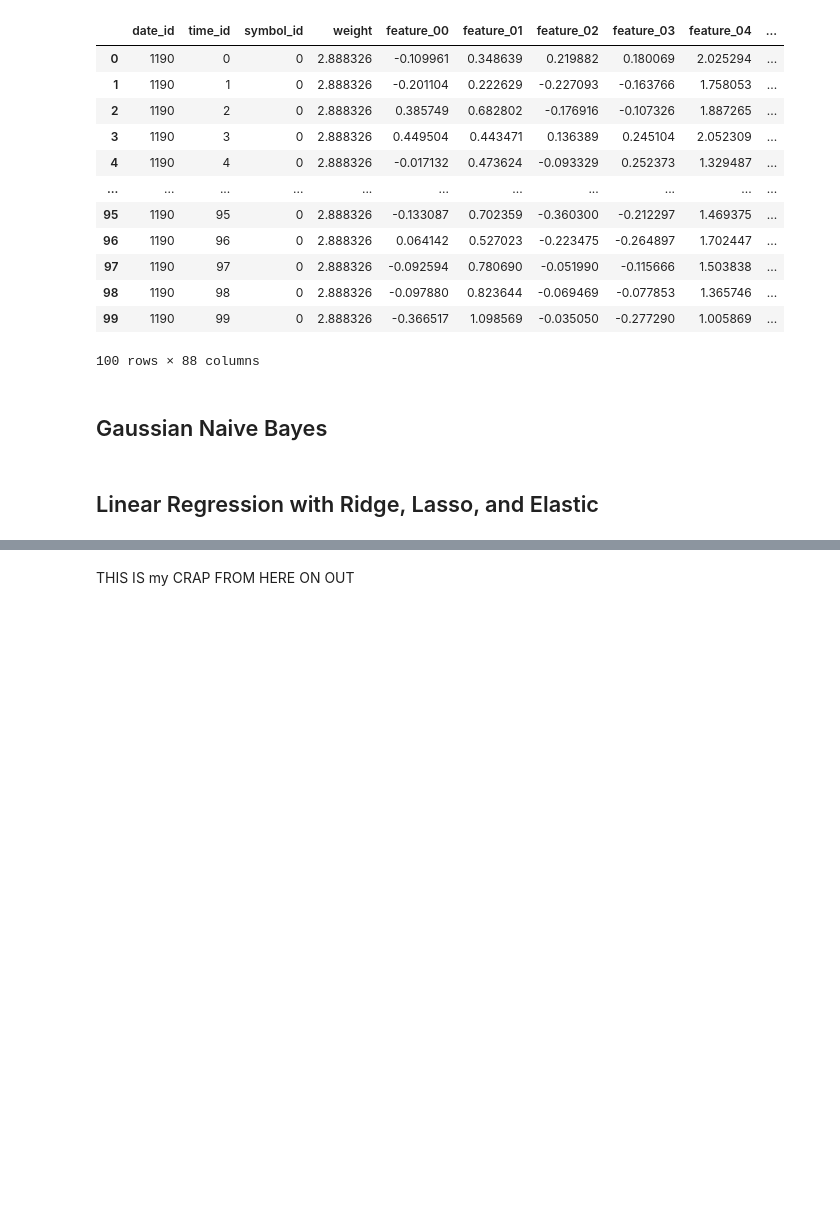
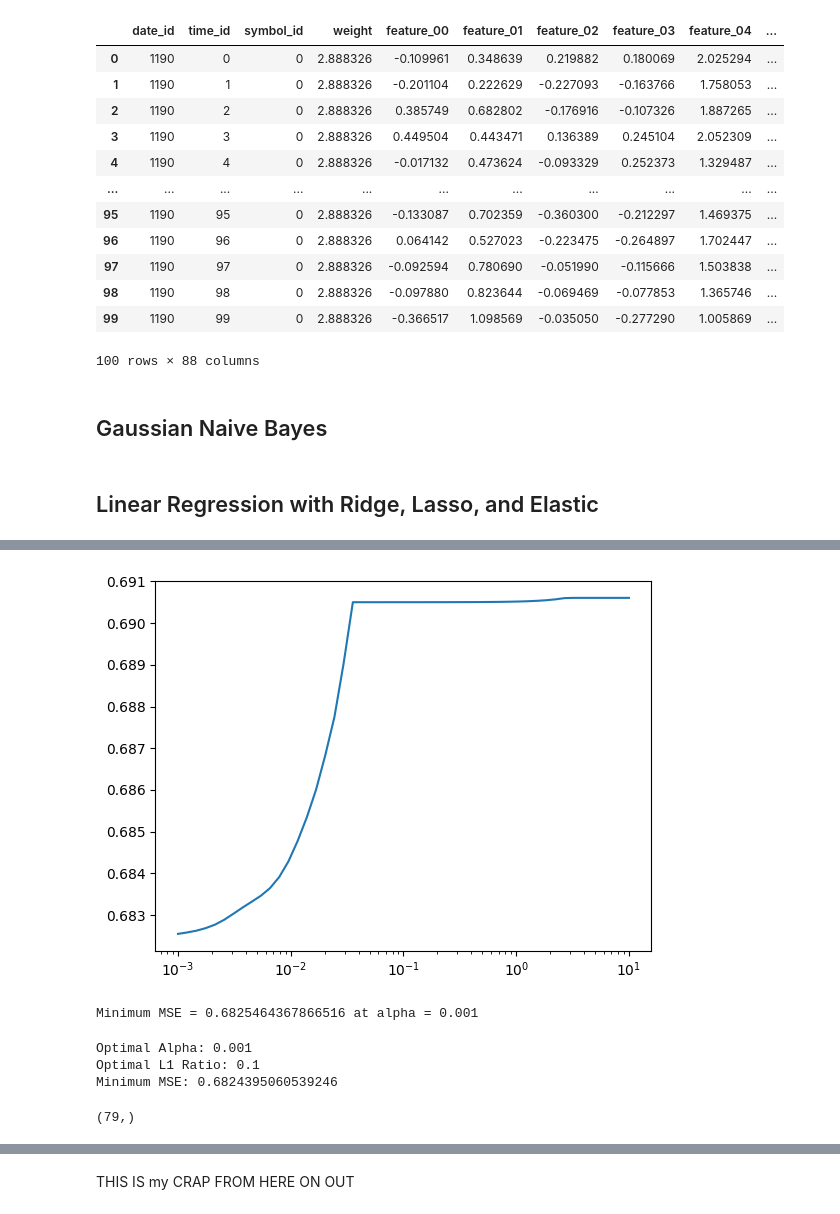
Before and after one commit to nkenny160/ecen-520-final-project, a Jupyter notebook: Jane Street Starter.ipynb, the cells around one changed output, grey strips where cells are left out. Saved outputs shown, nothing was run; the diff lists cells and outputs as text; code cells hidden in the pictures; blank space fills up the shorter version.

```diff
--- a/Jane Street Starter.ipynb
+++ b/Jane Street Starter.ipynb
@@ -263,14 +255,53 @@ print(f'Minimum MSE = {ridge_mse[min_mse_index]} at alpha = {alpha_counter[min_m
-# %%
-# Lasso Regression
-lasso = Lasso(alpha=0.1)
-lasso.fit(X_train, y_train)
-lasso_y_pred = lasso.predict(X_test)
-lasso_mse = mean_squared_error(y_test, lasso_y_pred)
-print(f"Lasso Regression MSE: {lasso_mse}")
-
-# Elastic Net Regression --> The combination of Ridge and Lasso
-elastic_net = ElasticNet(alpha=0.1, l1_ratio=0.5)
-elastic_net.fit(X_train, y_train)
-elastic_net_y_pred = elastic_net.predict(X_test)
-elastic_net_mse = mean_squared_error(y_test, elastic_net_y_pred)
-print(f"Elastic Net Regression MSE: {elastic_net_mse}")
+# %%
+# Lasso Regression
+# Typical values of alpha are 0.001 to 10
+
+
+lasso_mse = []
+Lalpha_counter = np.logspace(-3, 1, 50)
+
+for a in Lalpha_counter:
+    lasso = Lasso(alpha=a)
+    lasso.fit(X_train, y_train)
+    lasso_y_pred = lasso.predict(X_test)
+    lasso_mse.append(mean_squared_error(y_test, lasso_y_pred))
+
+plt.plot(Lalpha_counter,lasso_mse)
+plt.xscale('log')
+plt.show()
+
+# argmin() finds index of minimnum value
+min_mse_index = np.argmin(lasso_mse)
+
+print(f'Minimum MSE = {lasso_mse[min_mse_index]} at alpha = {Lalpha_counter[min_mse_index]}')
+# %% [output]
+[figure, added]
+Minimum MSE = 0.6825464367866516 at alpha = 0.001
+# %%
+# Elastic Net Regression --> The combination of Ridge and Lasso
+
+l1_alpha_values = np.logspace(-3, 2, 10)  # 10 values from 0.001 to 100
+l1_ratios = np.linspace(0.1, 1.0, 10)  # 10 values from 0.1 to 1.0
+
+elastic_mse_results = np.zeros( (len(l1_alpha_values), len(l1_ratios))  )
+
+for i, a in enumerate(l1_alpha_values):
+    for j, l1 in enumerate(l1_ratios):
+        elastic_net = ElasticNet(alpha=a, l1_ratio=l1)
+        elastic_net.fit(X_train, y_train)
+        elastic_net_y_pred = elastic_net.predict(X_test)
+        elastic_mse_results[i, j] = mean_squared_error(y_test, elastic_net_y_pred)
+
+
+
+min_mse_index = np.unravel_index(np.argmin(elastic_mse_results, axis=None), elastic_mse_results.shape)
+optimal_alpha = l1_alpha_values[min_mse_index[0]]
+optimal_l1_ratio = l1_ratios[min_mse_index[1]]
+
+print(f"Optimal Alpha: {optimal_alpha}")
+print(f"Optimal L1 Ratio: {optimal_l1_ratio}")
+print(f"Minimum MSE: {elastic_mse_results[min_mse_index]}")
+# %% [output]
+Optimal Alpha: 0.001
+Optimal L1 Ratio: 0.1
+Minimum MSE: 0.6824395060539246
@@ -276,0 +313,7 @@ print(f"Elastic Net Regression MSE: {elastic_net_mse}")
+# %%
+# X_valid
+# y_valid
+input_shape=X_train.shape[1:]
+print(input_shape)
+# %% [output]
+(79,)
```
Also changed, not shown: parts of 28 cells of this notebook.
